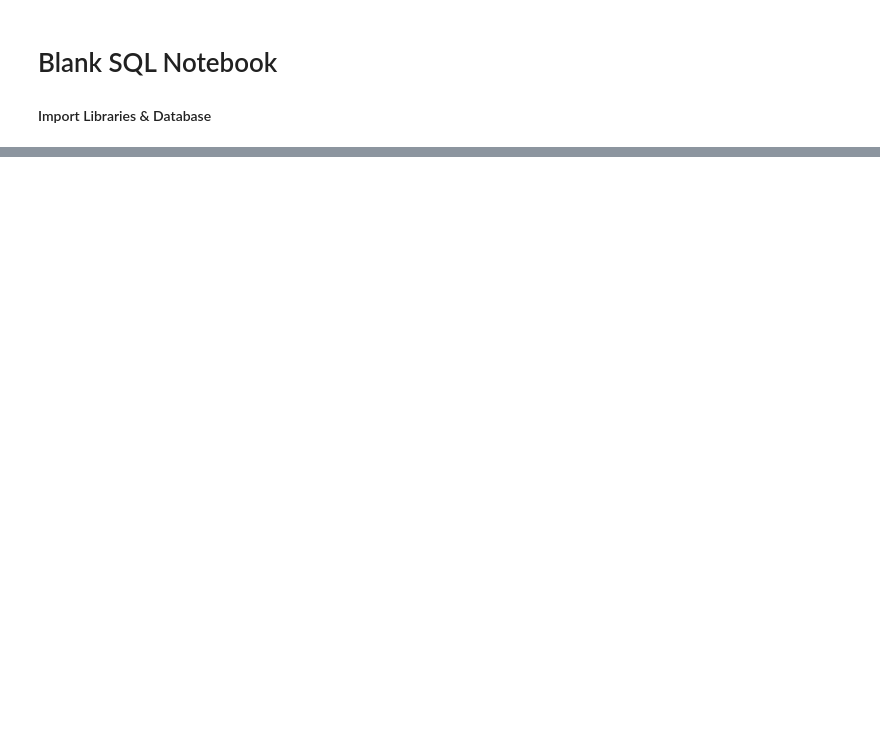
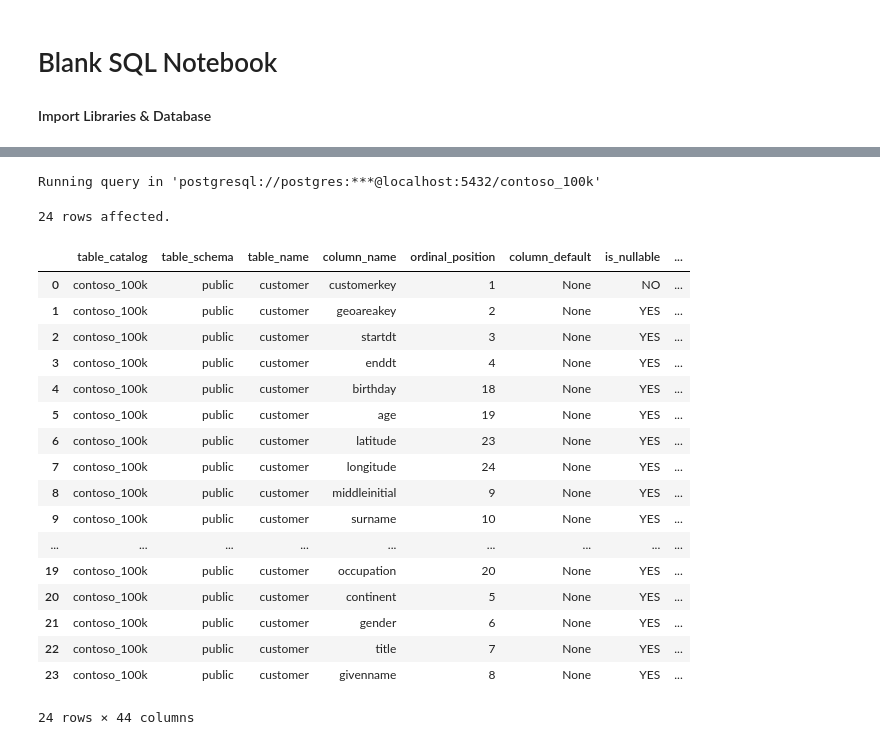
Before and after one commit to Josphat28/SQL_Project_Data_Analytics, a Jupyter notebook: Resources/Blank_SQL_Notebook.ipynb, the cells around one changed output, grey strips where cells are left out. Drawn from its saved outputs; the diff is of its cells as text; code cells hidden in the pictures; blank space fills up the shorter version.

```diff
--- a/Resources/Blank_SQL_Notebook.ipynb
+++ b/Resources/Blank_SQL_Notebook.ipynb
@@ -63,0 +190,26 @@ Connecting to 'postgresql://postgres:***@localhost:5432/contoso_100k'
+# %%
+%%sql
+SELECT *
+FROM information_schema.columns
+WHERE table_name = 'customer';
+# %% [output]
+Running query in 'postgresql://postgres:***@localhost:5432/contoso_100k'
+24 rows affected.
+|  | table_catalog | table_schema | table_name | column_name | ordinal_position | column_default | is_nullable | ... |
+| 0 | contoso_100k | public | customer | customerkey | 1 | None | NO | ... |
+| 1 | contoso_100k | public | customer | geoareakey | 2 | None | YES | ... |
+| 2 | contoso_100k | public | customer | startdt | 3 | None | YES | ... |
+| 3 | contoso_100k | public | customer | enddt | 4 | None | YES | ... |
+| 4 | contoso_100k | public | customer | birthday | 18 | None | YES | ... |
+| 5 | contoso_100k | public | customer | age | 19 | None | YES | ... |
+| 6 | contoso_100k | public | customer | latitude | 23 | None | YES | ... |
+| 7 | contoso_100k | public | customer | longitude | 24 | None | YES | ... |
+| 8 | contoso_100k | public | customer | middleinitial | 9 | None | YES | ... |
+| 9 | contoso_100k | public | customer | surname | 10 | None | YES | ... |
+| ... | ... | ... | ... | ... | ... | ... | ... | ... |
+| 19 | contoso_100k | public | customer | occupation | 20 | None | YES | ... |
+| 20 | contoso_100k | public | customer | continent | 5 | None | YES | ... |
+| 21 | contoso_100k | public | customer | gender | 6 | None | YES | ... |
+| 22 | contoso_100k | public | customer | title | 7 | None | YES | ... |
+| 23 | contoso_100k | public | customer | givenname | 8 | None | YES | ... |
+24 rows × 44 columns
```
Also changed, not shown: parts of 11 cells of this notebook.
